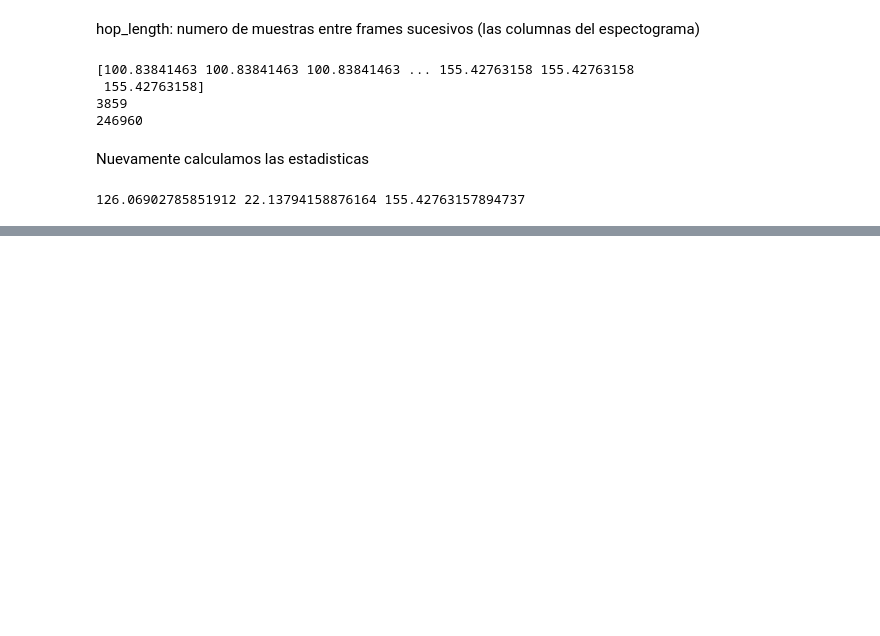
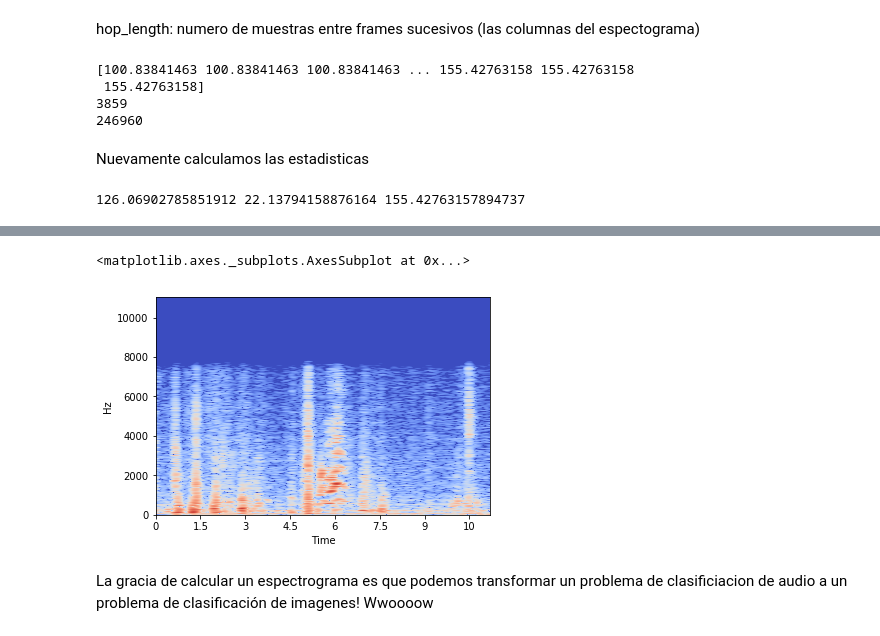
Before and after one commit to PamelaMunozCaceres/Python-Study, a Jupyter notebook: Jugando con datos de audio.ipynb, the cells around one changed output, grey strips where cells are left out. Saved outputs shown, nothing was run; the diff lists cells and outputs as text; code cells hidden in the pictures; blank space fills up the shorter version.

Commit message:
Agregando el espectrograma, transformar audios a imagenes :B

```diff
--- a/Jugando con datos de audio.ipynb
+++ b/Jugando con datos de audio.ipynb
@@ -159,0 +168,5 @@ print(tempo_mean, tempo_std, tempo_max)
+# %%
+ventana = 10000
+# %%
+from librosa.core import stft
+audio_spec = stft(np.array(audio[0]), hop_length=2**6, n_fft=ventana)
@@ -159,0 +196,5 @@ print(tempo_mean, tempo_std, tempo_max)
+# %%
+from librosa.core import amplitude_to_db
+
+# Convertimos a decibeles
+spec_db = amplitude_to_db(audio_spec)
@@ -159,0 +217,10 @@ print(tempo_mean, tempo_std, tempo_max)
+# %%
+from librosa.display import specshow
+
+# Obtenemos el grafico final
+specshow(spec_db, sr=sfreq, x_axis='time', y_axis='hz', hop_length=2**6)
+# %% [output]
+<matplotlib.axes._subplots.AxesSubplot at 0x...>
+[figure, added]
+# %% [markdown]
+La gracia de calcular un espectrograma es que podemos transformar un problema de clasificiacion de audio a un problema de clasificación de imagenes! Wwoooow
```
Also changed, not shown: parts of 6 cells of this notebook.
